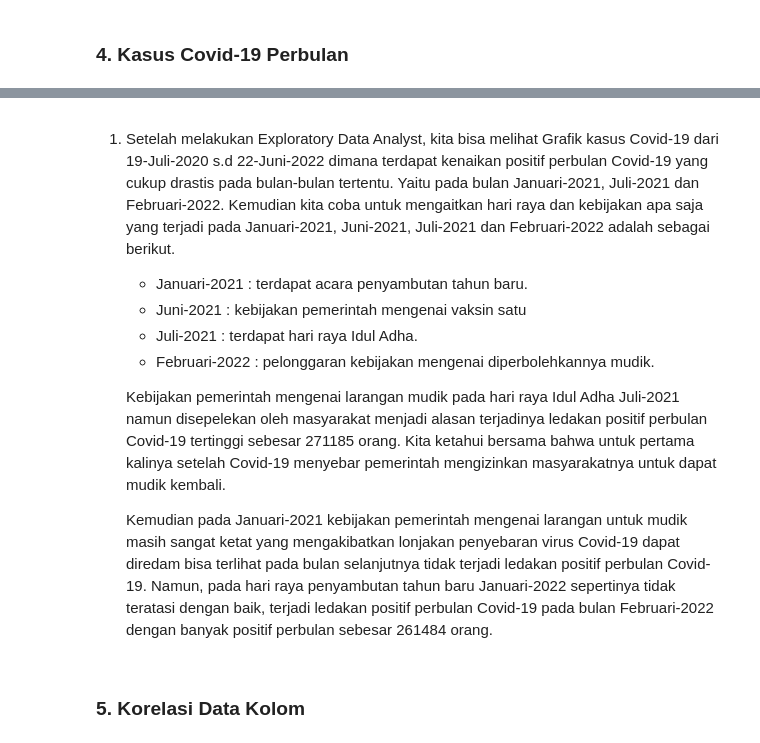
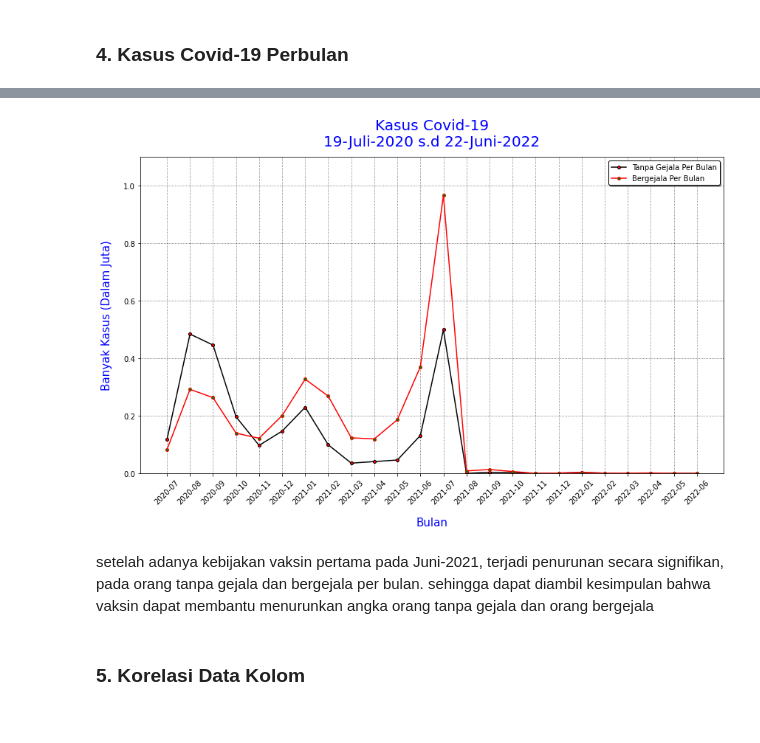
Before and after one commit to Iky61/DSA-jakarta-covid-19, a Jupyter notebook: DSA - Problem Solver.ipynb, the cells around one changed output, grey strips where cells are left out. Saved outputs shown, nothing was run; the diff lists cells and outputs as text; code cells hidden in the pictures.

```diff
--- a/DSA - Problem Solver.ipynb
+++ b/DSA - Problem Solver.ipynb
@@ -187,14 +196,24 @@ plt.savefig('Grafik Kasus Covid-19 19-Juli-2020 s.d 22-Juni-2022.png')
+# %%
+# Akan ditampilkan Kasus Positif per Bulan KPB mulai dari 19-Juli-2020 s.d 22-Juni-2022
+
+plt.figure(figsize=(12, 8))
+plt.title('Kasus Covid-19\n19-Juli-2020 s.d 22-Juni-2022', fontsize=20, pad=15, color='blue')
+KPB['Tanpa Gejala'].plot(color='black', marker='o', markerfacecolor='red', label='Tanpa Gejala Per Bulan', markersize=4)
+KPB['Bergejala'].plot(color='red', marker='o', markerfacecolor='green', label='Bergejala Per Bulan', markersize=4)
+plt.grid(linestyle=':', alpha=0.7, color='black')
+plt.legend(shadow=True, edgecolor='black')
+plt.ylabel('Banyak Kasus (Dalam Juta)', color='blue', labelpad=15, fontsize=15)
+plt.xlabel('Bulan', color='blue', labelpad=15, fontsize=15)
+plt.xticks(ticks=[n for n in range(len(KPB))], labels=[n for n in KPB.index], rotation=45)
+labels, locations = plt.yticks()
+plt.yticks(labels, (labels/1000000).astype('float64'))
+plt.ylim(ymin=0, ymax=1.1 * 10 ** 6)
+plt.tight_layout()
+plt.show()
+# %% [output]
+[figure, added]
 # %% [markdown]
-1. Setelah melakukan Exploratory Data Analyst, kita bisa melihat Grafik kasus Covid-19 dari 19-Juli-2020 s.d 22-Juni-2022 dimana terdapat kenaikan positif perbulan Covid-19 yang cukup drastis pada bulan-bulan tertentu. Yaitu pada bulan Januari-2021, Juli-2021 dan Februari-2022. Kemudian kita coba untuk mengaitkan hari raya dan kebijakan apa saja yang terjadi pada Januari-2021, Juni-2021, Juli-2021 dan Februari-2022 adalah sebagai berikut.
-
-    * Januari-2021 : terdapat acara penyambutan tahun baru.
-    * Juni-2021 : kebijakan pemerintah mengenai vaksin satu
-    * Juli-2021 : terdapat hari raya Idul Adha.
-    * Februari-2022 : pelonggaran kebijakan mengenai diperbolehkannya mudik.
-
-    Kebijakan pemerintah mengenai larangan mudik pada hari raya Idul Adha Juli-2021 namun disepelekan oleh masyarakat menjadi alasan terjadinya ledakan positif perbulan Covid-19 tertinggi sebesar 271185 orang. Kita ketahui bersama bahwa untuk pertama kalinya setelah Covid-19 menyebar pemerintah mengizinkan masyarakatnya untuk dapat mudik kembali.
-
-    Kemudian pada Januari-2021 kebijakan pemerintah mengenai larangan untuk mudik masih sangat ketat yang mengakibatkan lonjakan penyebaran virus Covid-19 dapat diredam bisa terlihat pada bulan selanjutnya tidak terjadi ledakan positif perbulan Covid-19. Namun, pada hari raya penyambutan tahun baru Januari-2022 sepertinya tidak teratasi dengan baik, terjadi ledakan positif perbulan Covid-19 pada bulan Februari-2022 dengan banyak positif perbulan sebesar 261484 orang.
+setelah adanya kebijakan vaksin pertama pada Juni-2021, terjadi penurunan secara signifikan, pada orang tanpa gejala dan bergejala per bulan. sehingga dapat diambil kesimpulan bahwa vaksin dapat membantu menurunkan angka orang tanpa gejala dan orang bergejala
 # %% [markdown]
 ### **5. Korelasi Data Kolom**
 # %%
```
Also changed, not shown: parts of 9 cells of this notebook, 9 other files.
